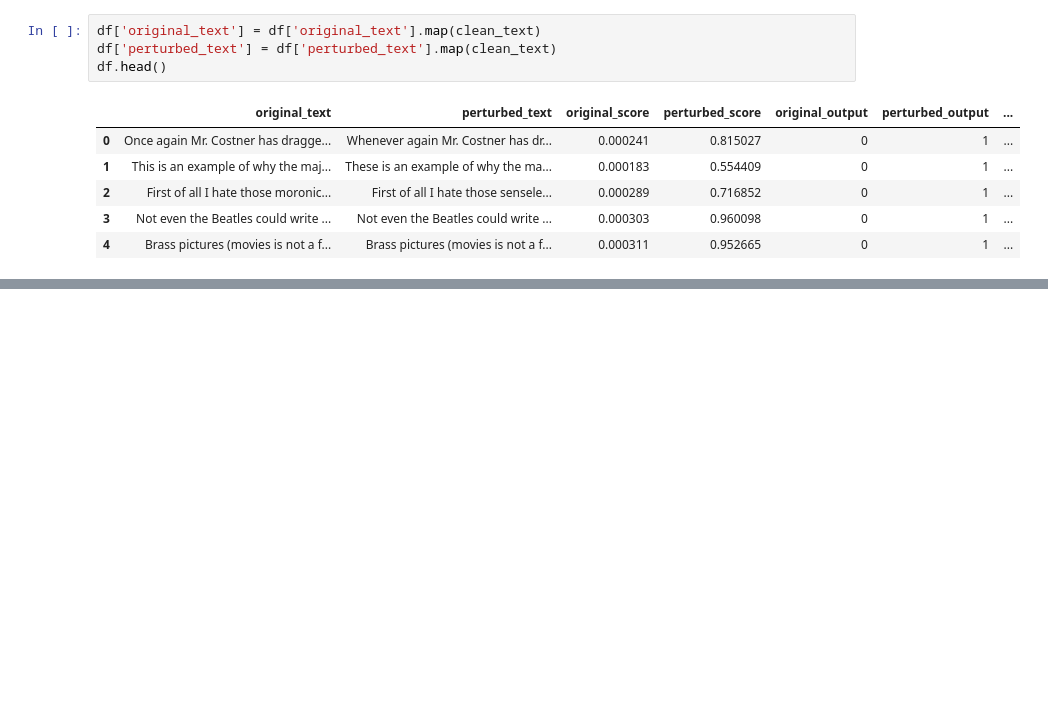
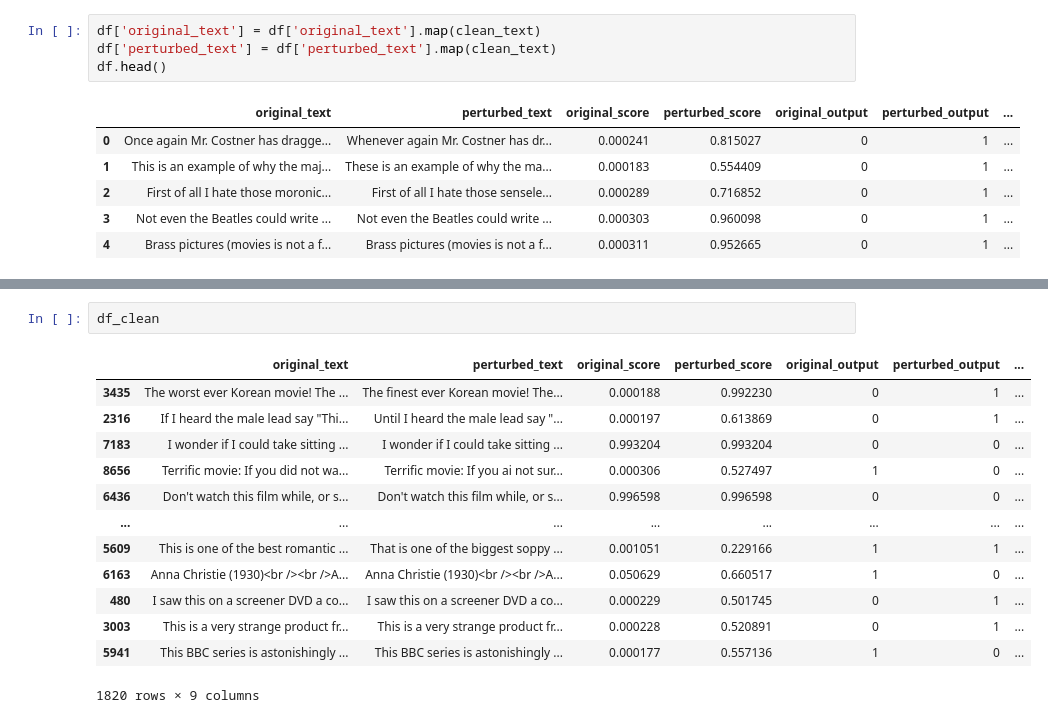
Before and after one commit to VincentNg5/NLP_project, a Jupyter notebook: imdb_bert_train_test_split.ipynb, the cells around one changed output, grey strips where cells are left out. Saved outputs shown, nothing was run; the diff lists cells and outputs as text; blank space fills up the shorter version.

```diff
--- a/imdb_bert_train_test_split.ipynb
+++ b/imdb_bert_train_test_split.ipynb
@@ -168,0 +174,16 @@ df_test.to_pickle("pickle/imdb_bert_test_textfooler.pickle")
+# %%
+df_clean
+# %% [output]
+|  | original_text | perturbed_text | original_score | perturbed_score | original_output | perturbed_output | ... |
+| 3435 | The worst ever Korean movie! The ... | The finest ever Korean movie! The... | 0.000188 | 0.992230 | 0 | 1 | ... |
+| 2316 | If I heard the male lead say "Thi... | Until I heard the male lead say "... | 0.000197 | 0.613869 | 0 | 1 | ... |
+| 7183 | I wonder if I could take sitting ... | I wonder if I could take sitting ... | 0.993204 | 0.993204 | 0 | 0 | ... |
+| 8656 | Terrific movie: If you did not wa... | Terrific movie: If you ai not sur... | 0.000306 | 0.527497 | 1 | 0 | ... |
+| 6436 | Don't watch this film while, or s... | Don't watch this film while, or s... | 0.996598 | 0.996598 | 0 | 0 | ... |
+| ... | ... | ... | ... | ... | ... | ... | ... |
+| 5609 | This is one of the best romantic ... | That is one of the biggest soppy ... | 0.001051 | 0.229166 | 1 | 1 | ... |
+| 6163 | Anna Christie (1930)<br /><br />A... | Anna Christie (1930)<br /><br />A... | 0.050629 | 0.660517 | 1 | 0 | ... |
+| 480 | I saw this on a screener DVD a co... | I saw this on a screener DVD a co... | 0.000229 | 0.501745 | 0 | 1 | ... |
+| 3003 | This is a very strange product fr... | This is a very strange product fr... | 0.000228 | 0.520891 | 0 | 1 | ... |
+| 5941 | This BBC series is astonishingly ... | This BBC series is astonishingly ... | 0.000177 | 0.557136 | 1 | 0 | ... |
+1820 rows × 9 columns
```
Also changed, not shown: parts of 20 cells of this notebook.
